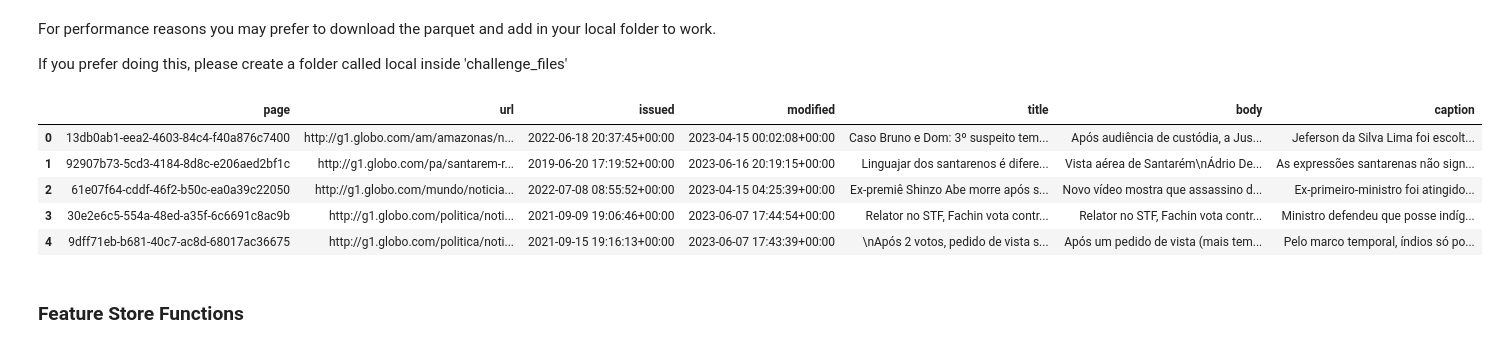
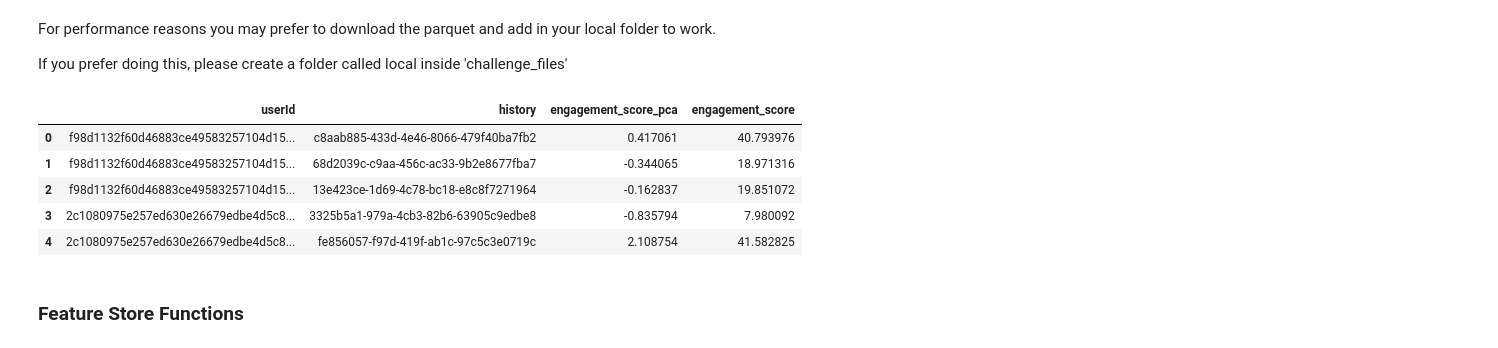
Before and after one commit to BrisaNascimento/globo_recommendation_fiap, a Jupyter notebook: globo_recommendation_fiap/data/challenge_files/notebook.ipynb, the cells around one changed output. Cells and saved outputs as stored; diff of their text form; code cells hidden in the pictures.

Commit message:
Adding engagement score with manual calculation

```diff
--- a/globo_recommendation_fiap/data/challenge_files/notebook.ipynb
+++ b/globo_recommendation_fiap/data/challenge_files/notebook.ipynb
@@ -14,20 +17,22 @@ For performance reasons you may prefer to download the parquet and add in your l
 
 If you prefer doing this, please create a folder called local inside 'challenge_files'
 # %%
-itens = pd.read_parquet('local/itens.parquet')
-# teste = pd.read_parquet('local/teste.parquet')
-treino = pd.read_parquet('local/treino.parquet')
-# validacao = pd.read_parquet('local/validacao.parquet')
-# validacao_k = pd.read_parquet('local/validacao_k.parquet')
+# itens = pd.read_parquet('local/itens.parquet')
+# # teste = pd.read_parquet('local/teste.parquet')
+# treino = pd.read_parquet('local/treino.parquet')
+# # validacao = pd.read_parquet('local/validacao.parquet')
+# # validacao_k = pd.read_parquet('local/validacao_k.parquet')
+
+data = pd.read_parquet('local/user_colab_filter.parquet')
 # %%
-itens.head()
+data.head()
 # %% [output]
-|  | page | url | issued | modified | title | body | caption |
-| 0 | 13db0ab1-eea2-4603-84c4-f40a876c7400 | http://g1.globo.com/am/amazonas/n... | 2022-06-18 20:37:45+00:00 | 2023-04-15 00:02:08+00:00 | Caso Bruno e Dom: 3º suspeito tem... | Após audiência de custódia, a Jus... | Jeferson da Silva Lima foi escolt... |
-| 1 | 92907b73-5cd3-4184-8d8c-e206aed2bf1c | http://g1.globo.com/pa/santarem-r... | 2019-06-20 17:19:52+00:00 | 2023-06-16 20:19:15+00:00 | Linguajar dos santarenos é difere... | Vista aérea de Santarém\nÁdrio De... | As expressões santarenas não sign... |
-| 2 | 61e07f64-cddf-46f2-b50c-ea0a39c22050 | http://g1.globo.com/mundo/noticia... | 2022-07-08 08:55:52+00:00 | 2023-04-15 04:25:39+00:00 | Ex-premiê Shinzo Abe morre após s... | Novo vídeo mostra que assassino d... | Ex-primeiro-ministro foi atingido... |
-| 3 | 30e2e6c5-554a-48ed-a35f-6c6691c8ac9b | http://g1.globo.com/politica/noti... | 2021-09-09 19:06:46+00:00 | 2023-06-07 17:44:54+00:00 | Relator no STF, Fachin vota contr... | Relator no STF, Fachin vota contr... | Ministro defendeu que posse indíg... |
-| 4 | 9dff71eb-b681-40c7-ac8d-68017ac36675 | http://g1.globo.com/politica/noti... | 2021-09-15 19:16:13+00:00 | 2023-06-07 17:43:39+00:00 | \nApós 2 votos, pedido de vista s... | Após um pedido de vista (mais tem... | Pelo marco temporal, índios só po... |
+|  | userId | history | engagement_score_pca | engagement_score |
+| 0 | f98d1132f60d46883ce49583257104d15... | c8aab885-433d-4e46-8066-479f40ba7fb2 | 0.417061 | 40.793976 |
+| 1 | f98d1132f60d46883ce49583257104d15... | 68d2039c-c9aa-456c-ac33-9b2e8677fba7 | -0.344065 | 18.971316 |
+| 2 | f98d1132f60d46883ce49583257104d15... | 13e423ce-1d69-4c78-bc18-e8c8f7271964 | -0.162837 | 19.851072 |
+| 3 | 2c1080975e257ed630e26679edbe4d5c8... | 3325b5a1-979a-4cb3-82b6-63905c9edbe8 | -0.835794 | 7.980092 |
+| 4 | 2c1080975e257ed630e26679edbe4d5c8... | fe856057-f97d-419f-ab1c-97c5c3e0719c | 2.108754 | 41.582825 |
 # %% [markdown]
 ### Feature Store Functions
 # %%
```
Also changed, not shown: parts of 24 cells of this notebook, 1 other file.
